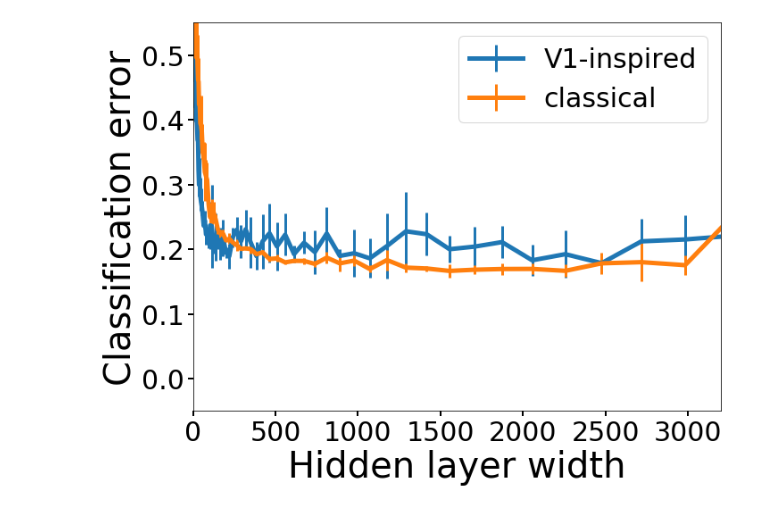
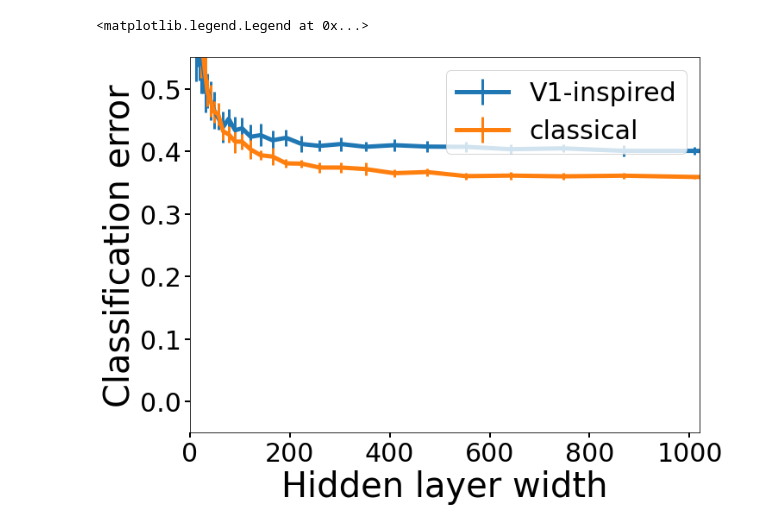
Before and after one commit to BruntonUWBio/structured-random-features, a Jupyter notebook: new_version/fashion-MNIST_clf.ipynb, the cells around one changed output. Cells and saved outputs as stored; diff of their text form; code cells hidden in the pictures.

Commit message:
added scripts for training fully trained networks with biological activations, plotting scripts for deepmath poster

```diff
--- a/new_version/fashion-MNIST_clf.ipynb
+++ b/new_version/fashion-MNIST_clf.ipynb
@@ -24,42 +92,45 @@ X_train, y_train, X_test, y_test = load_fashion_mnist('data/fashion_mnist')
 # %%
-n_features = sorted(set(np.logspace(0, 4, 100).astype('int')))
+n_features = sorted(set(np.logspace(0, 3.2, 50).astype('int')))
 
 # weight params
-t, l = 5, 3
+t, l = 5, 2
 kwargs = {'t': t, 'l': l}
 weights_V1 = {'weight_fun': V1_inspired_weights, 'kwargs': kwargs}
 weights_classical = {'weight_fun': classical_weights}
 
 # params for classification
-sgd = SGDClassifier(loss="squared_hinge", alpha=1, max_iter=200, tol=1e-4, shuffle=True, n_jobs=5,
-                    learning_rate="optimal", early_stopping=True, validation_fraction=0.1, n_iter_no_change=20)
+# sgd = SGDClassifier(loss="squared_hinge", alpha=1, max_iter=200, tol=1e-4, shuffle=True, n_jobs=5,
+#                     learning_rate="optimal", early_stopping=True, validation_fraction=0.1, n_iter_no_change=20)
+svc = LinearSVC(random_state=20, tol=1e-4, max_iter=500)
 b = np.mean(la.norm(X_train)/ np.sqrt(X_train.shape[0]))
 # %%
 %%time
 results = {}
 m = np.zeros_like(n_features, dtype='float')
-results['classical'] = {'avg_test_err': m.copy(), 'std_test_err': m.copy(), 'clf': m.astype('object').copy()}
-results['V1'] = {'avg_test_err': m.copy(), 'std_test_err': m.copy(), 'clf':  m.astype('object').copy()}
+results['classical'] = {'avg_test_err': m.copy(), 'std_test_err': m.copy()}
+results['V1'] = {'avg_test_err': m.copy(), 'std_test_err': m.copy()}
 for i, n in enumerate(n_features):
 
     # classical random features
-    params_classical = {'width': n, **weights_classical, 'bias': b, 'nonlinearity': relu, 'clf': sgd}
-    _, _, results['classical']['avg_test_err'][i], results['classical']['std_test_err'][i], results['classical']['clf'][i] = parallelized_clf(RFClassifier,
+    params_classical = {'width': n, **weights_classical, 'bias': b, 'nonlinearity': relu, 'clf': svc}
+    _, _, results['classical']['avg_test_err'][i], results['classical']['std_test_err'][i] = parallelized_clf(RFClassifier,
                                                                                                     params_classical,
                                                                                                     X_train, y_train,
                                                                                                     X_test, y_test,
-                                                                                                    n_iters=5, return_clf=True)
+                                                                                                    n_iters=10)
 
     # haltere inspired
-    params_V1 = {'width': n, **weights_V1, 'bias': b, 'nonlinearity': relu, 'clf': sgd}
-    _, _, results['V1']['avg_test_err'][i], results['V1']['std_test_err'][i], results['V1']['clf'][i] = parallelized_clf(RFClassifier,
+    params_V1 = {'width': n, **weights_V1, 'bias': b, 'nonlinearity': relu, 'clf': svc}
+    _, _, results['V1']['avg_test_err'][i], results['V1']['std_test_err'][i] = parallelized_clf(RFClassifier,
                                                                                                 params_V1,
                                                                                                 X_train, y_train,
                                                                                                 X_test, y_test,
-                                                                                                n_iters=5, return_clf=True)
+                                                                                                n_iters=10)
 
-    print('Iter: %d/%d' % (i, len(n_features)))
+    print('Iter: %d/%d, V1 test err=%0.2f, RF test err= %0.2f' % (n, n_features[-1],
+                                                                       results['V1']['avg_test_err'][i],
+                                                                      results['classical']['avg_test_err'][i]))
 
-with open('results/fashion_mnist_clf/fashion_mnist_clf_t=%0.2f_l=%0.2f.pickle' % (t, l), 'wb') as handle:
+with open('results/fashion_mnist_clf/fashion_mnist_clf_t=%0.2f_l=%0.3f_few_shot.pickle' % (t, l), 'wb') as handle:
     pickle.dump(results, handle, protocol=pickle.HIGHEST_PROTOCOL)
 # %% [output]
@@ -74,20 +154,20 @@ Iter: 7/84
 # %%
 fig = plt.figure(figsize=(10.6, 8))
 ax = fig.add_subplot(111)
 ax.errorbar(n_features, results['V1']['avg_test_err'], yerr=results['V1']['std_test_err'], fmt='-',
             label='V1-inspired',  markersize=4, lw=5, elinewidth=3)
 ax.errorbar(n_features, results['classical']['avg_test_err'], yerr=results['classical']['std_test_err'],
             fmt='-', label='classical', markersize=4, lw=5, elinewidth=3)
 plt.xlabel('Hidden layer width', fontsize=40)
 plt.ylabel('Classification error', fontsize=40)
-plt.xticks(np.arange(0, 1020, 200))
-plt.xlim([0, 3200])
+# plt.xticks(np.arange(0, 1020, 200))
+plt.xlim([0, 1020])
 plt.yticks(np.arange(0, 0.8, 0.1))
 plt.ylim([-0.05, 0.55])
-plt.xticks(np.arange(0, 3200, 500))
+plt.xticks(np.arange(0, 1020, 200))
 ax.tick_params(axis = 'both', which = 'major', labelsize = 30, width=2, length=6)
 
 plt.legend(loc = 'upper right', fontsize=30)
-plt.savefig('results/fashion_mnist_clf/fashion_mnist_clf_t=%0.2f_l=%0.2f.pdf' % (t, l))
 # %% [output]
+<matplotlib.legend.Legend at 0x...>
-[figure, old version]
+[figure, new version]
```
Also changed, not shown: parts of 11 cells of this notebook, 13 other files.
